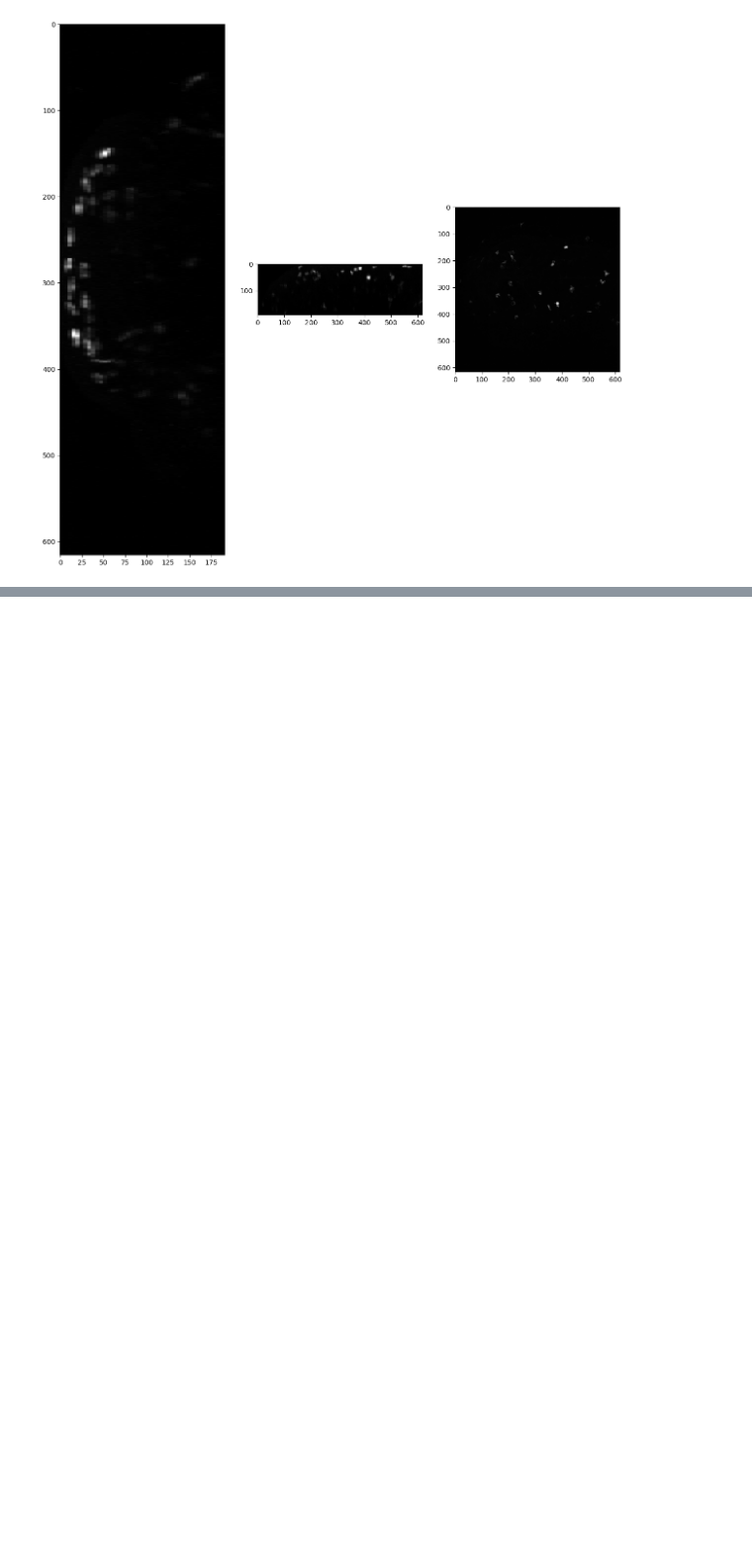
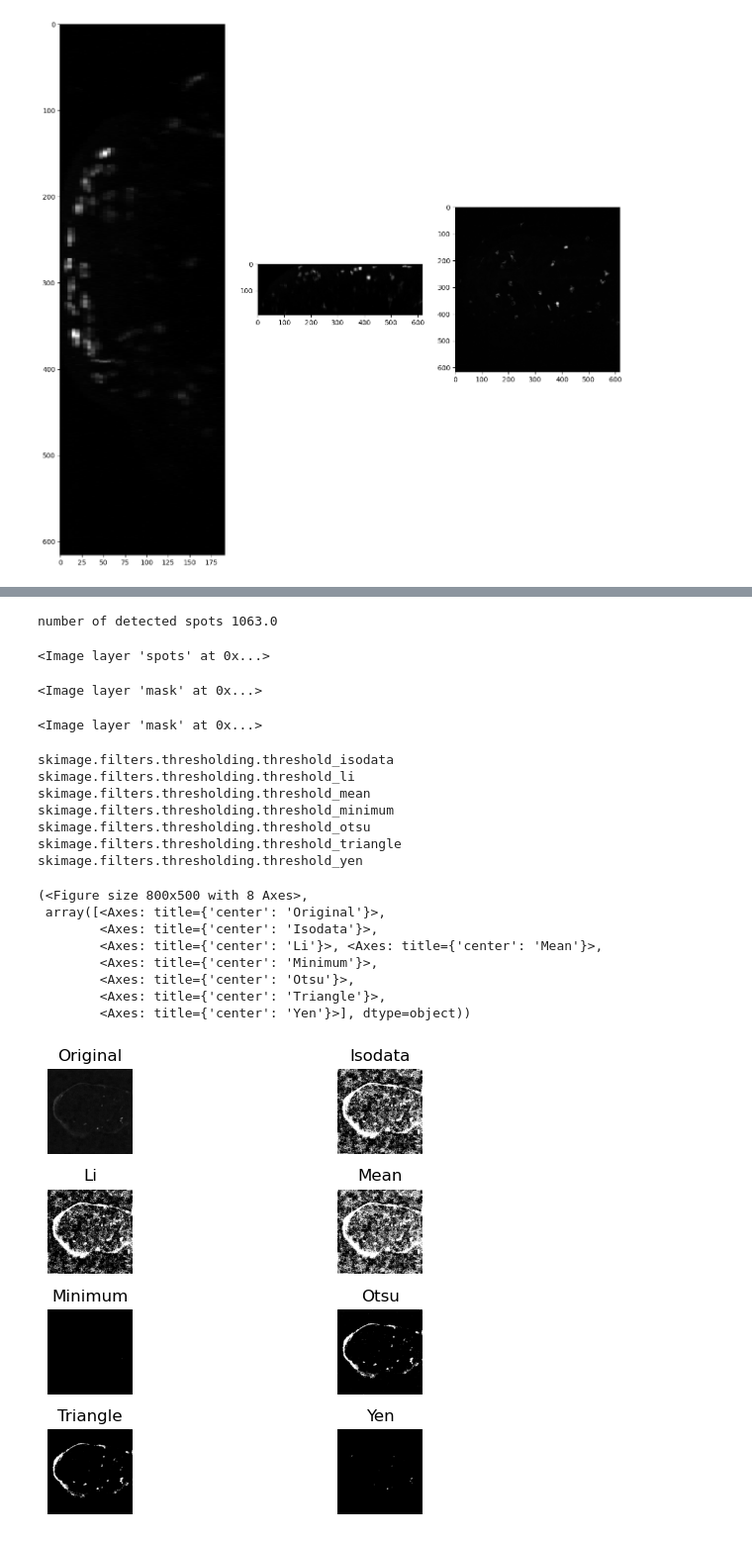
Before and after one commit to vaioic/OIC-136_Microglia, a Jupyter notebook: OIC-136_Microglia.ipynb, the cells around one changed output, grey strips where cells are left out. Shown: that part at 99% size. Cells and saved outputs as stored; diff of their text form; code cells hidden in the pictures; blank space fills up the shorter version.

```diff
--- a/OIC-136_Microglia.ipynb
+++ b/OIC-136_Microglia.ipynb
@@ -125,7 +125,7 @@ show(equalized_intensities_stack)
 [figure]
 # %%
 #Correct background
-backgrund_subtracted = cle.top_hat_box(equalized_intensities_stack, radius_x=5, radius_y=5, radius_z=5)
-show(backgrund_subtracted)
+background_subtracted = cle.top_hat_box(equalized_intensities_stack, radius_x=10, radius_y=10, radius_z=10)
+show(background_subtracted)
 # %% [output]
 [figure]
@@ -131,0 +155,57 @@ show(backgrund_subtracted)
+# %%
+sigma_spot_detection = 7
+blurred = cle.gaussian_blur(background_subtracted, sigma_x=sigma_spot_detection, sigma_y=sigma_spot_detection, sigma_z=sigma_spot_detection)
+#enough of a blue to remove most of the texture of the objects wihle retaining their presence
+
+detected_spots = cle.detect_maxima_box(blurred, radius_x=1, radius_y=1, radius_z=1)
+
+number_of_spots = cle.sum_of_all_pixels(detected_spots)
+print("number of detected spots", number_of_spots)
+viewer = napari.view_image(blurred, name='blurred')
+viewer.add_image(detected_spots, name='spots')
+# fig, axs = plt.subplots(1, 2, figsize=(15, 15))
+# axs[0].imshow(blurred[95,300:500,300:])
+# axs[1].imshow(detected_spots[95,300:500,300:])
+# plt.show()
+# %% [output]
+number of detected spots 1063.0
+<Image layer 'spots' at 0x...>
+# %%
+sigma_outline = 1
+blurred = cle.gaussian_blur(background_subtracted, sigma_x=sigma_outline, sigma_y=sigma_outline, sigma_z=sigma_outline)
+#Smaller blur to make threhsolding easier and maintain reasonable boundaries
+
+binary = cle.threshold_otsu(blurred)
+viewer = napari.view_image(blurred, name='blurred')
+viewer.add_image(binary, name='mask')
+# %% [output]
+<Image layer 'mask' at 0x...>
+# %%
+#testing Triangle threshold
+blurred = cle.pull(blurred)
+thresh = sk.filters.threshold_triangle(blurred)
+mask = blurred > thresh
+
+viewer = napari.view_image(blurred, name='blurred')
+viewer.add_image(mask, name='mask')
+# %% [output]
+<Image layer 'mask' at 0x...>
+# %%
+sk.filters.try_all_threshold(blurred[90,:,:], figsize=(8, 5), verbose=True)
+# %% [output]
+skimage.filters.thresholding.threshold_isodata
+skimage.filters.thresholding.threshold_li
+skimage.filters.thresholding.threshold_mean
+skimage.filters.thresholding.threshold_minimum
+skimage.filters.thresholding.threshold_otsu
+skimage.filters.thresholding.threshold_triangle
+skimage.filters.thresholding.threshold_yen
+(<Figure size 800x500 with 8 Axes>,
+ array([<Axes: title={'center': 'Original'}>,
+        <Axes: title={'center': 'Isodata'}>,
+        <Axes: title={'center': 'Li'}>, <Axes: title={'center': 'Mean'}>,
+        <Axes: title={'center': 'Minimum'}>,
+        <Axes: title={'center': 'Otsu'}>,
+        <Axes: title={'center': 'Triangle'}>,
+        <Axes: title={'center': 'Yen'}>], dtype=object))
+[figure, added]
```
Also changed, not shown: parts of 2 cells of this notebook.
